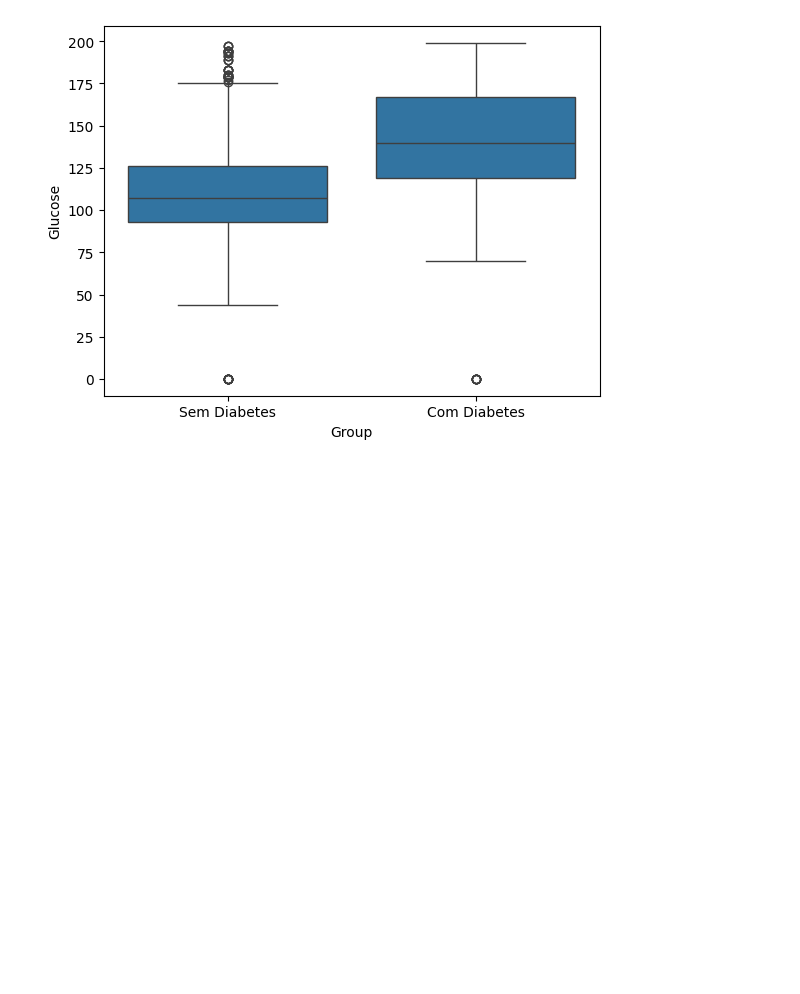
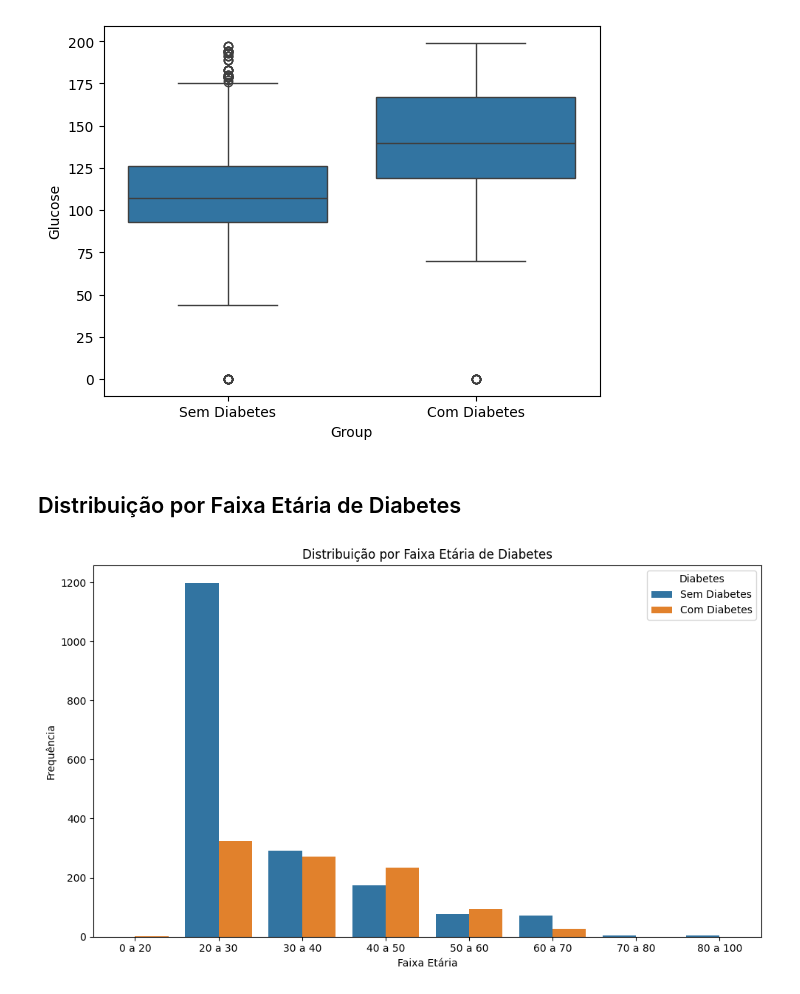
Before and after one commit to GabrielKuiawa/Projeto-final-da-disciplina-Banco-de-Dados-NoSQL, a Jupyter notebook: project bdnsql.ipynb, the cells around one changed output. Saved outputs shown, nothing was run; the diff lists cells and outputs as text; code cells hidden in the pictures; blank space fills up the shorter version.

```diff
--- a/project bdnsql.ipynb
+++ b/project bdnsql.ipynb
@@ -246,16 +246,14 @@ Média de Glicose por grupo de Outcome: [
 df = getDf()
 
 outcome_freq = df['Outcome'].value_counts()
-
 print("Distribuição de frequência para Outcome:")
 print(outcome_freq)
 
 age_bins = [0, 20, 30, 40, 50, 60, 70, 80, 100]
-
-df['AgeGroup'] = pd.cut(df['Age'], bins=age_bins)
-age_freq = df['AgeGroup'].value_counts().sort_index()
-
-print("\nDistribuição de frequência para faixas etárias:")
+age_labels = ["0 a 20", "20 a 30", "30 a 40", "40 a 50", "50 a 60", "60 a 70", "70 a 80", "80 a 100"]
+df['AgeGroup'] = pd.cut(df['Age'], bins=age_bins, labels=age_labels, right=True, include_lowest=True)
+age_freq = df.groupby(['AgeGroup', 'Outcome'], observed=False).size().unstack(fill_value=0)
+print("\nDistribuição de frequência para faixas etárias e Outcome:")
 print(age_freq)
 # %% [output]
 Distribuição de frequência para Outcome:
@@ -318,3 +316,23 @@ sns.boxplot(x='Group', y='Glucose', data=df_plot)
 # %% [output]
 <Axes: xlabel='Group', ylabel='Glucose'>
 [figure]
+# %% [markdown]
+## Distribuição por Faixa Etária de Diabetes
+# %%
+import matplotlib.pyplot as plt
+
+age_freq_reset = age_freq.reset_index().melt(id_vars='AgeGroup', var_name='Outcome', value_name='Frequência')
+
+age_freq_reset['Outcome'] = age_freq_reset['Outcome'].map({0: 'Sem Diabetes', 1: 'Com Diabetes'})
+
+plt.figure(figsize=(10, 6))
+sns.barplot(data=age_freq_reset, x='AgeGroup', y='Frequência', hue='Outcome')
+
+plt.title('Distribuição por Faixa Etária de Diabetes')
+plt.xlabel('Faixa Etária')
+plt.ylabel('Frequência')
+plt.legend(title='Diabetes')
+plt.tight_layout()
+plt.show()
+# %% [output]
+[figure, added]
```
Also changed, not shown: parts of 2 cells of this notebook, 1 other file.
